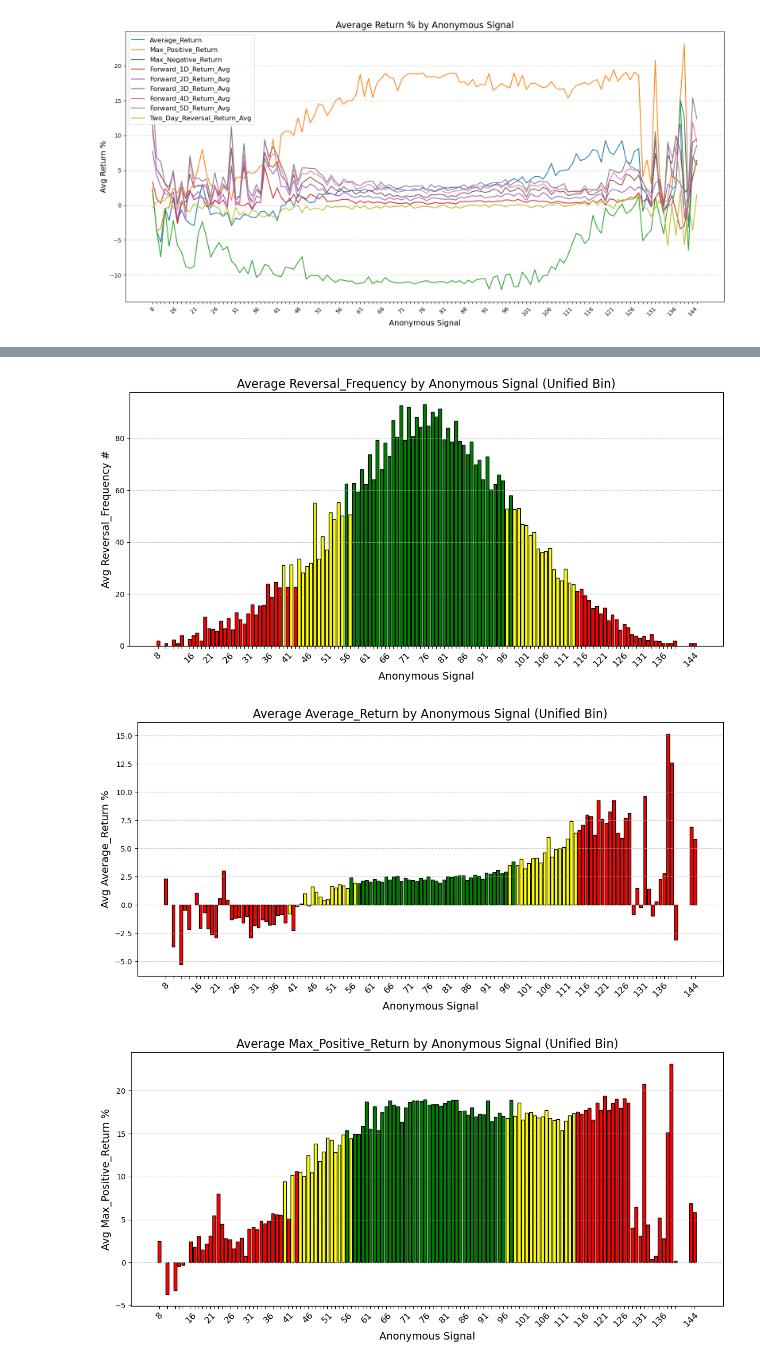
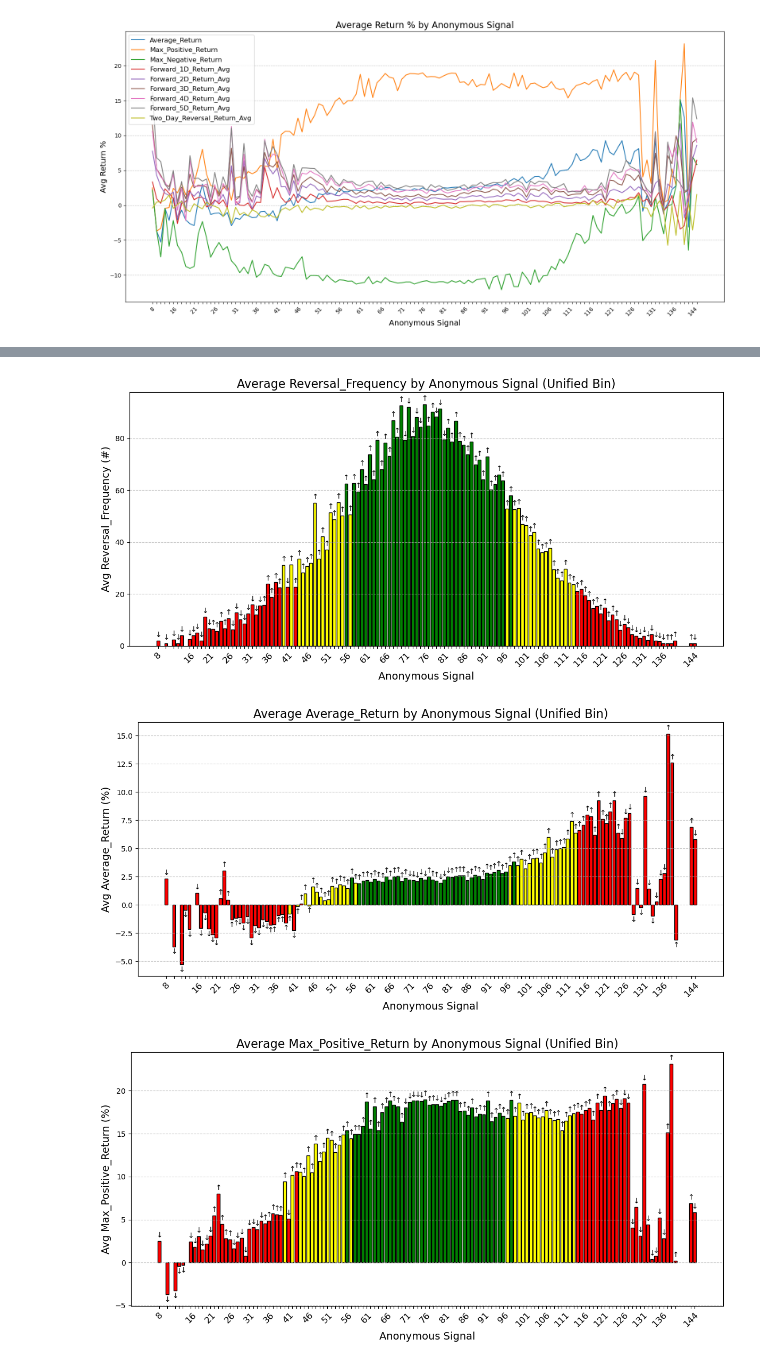
Before and after one commit to Matthew1172/IT-DA-Midterm, a Jupyter notebook: main.ipynb, the cells around one changed output, grey strips where cells are left out. Cells and saved outputs as stored; diff of their text form; code cells hidden in the pictures.

Commit message:
new graphs

```diff
--- a/main.ipynb
+++ b/main.ipynb
@@ -216,12 +219,26 @@ for return_column in return_columns:
         edgecolor="black"
     )
 
+    # Add arrows for Trend_Change
+    for i, signal in enumerate(df_combined_avg["anonymous signal"]):
+        if i < len(df_combined_avg) - 1:  # Avoid the last index for arrow placement
+            trend_change = df_combined_avg.loc[i, "Trend_Change"]
+            arrow = "↑" if trend_change == 1 else "↓"
+            plt.annotate(
+                arrow,
+                (signal, df_combined_avg.loc[i, return_column]),  # Position at the top of the bar
+                textcoords="offset points",
+                xytext=(0, 5),  # Offset to position the arrow slightly above the bar
+                ha="center",  # Horizontal alignment
+                fontsize=10,
+                color="black"
+            )
+
     # Add title and labels
     plt.title(f"Average {return_column} by Anonymous Signal", fontsize=16)
     plt.xlabel("Anonymous Signal", fontsize=14)
 
-    return_column_label = f"Avg {return_column} %" if "Return" in return_column else f"Avg {return_column} #"
-
+    return_column_label = f"Avg {return_column} (%)" if "Return" in return_column else f"Avg {return_column} (#)"
     plt.ylabel(return_column_label, fontsize=14)
 
     # Display every 5th signal on the x-axis
@@ -352,4 +369,6 @@ df_combined_avg
 # %%
+import matplotlib.pyplot as plt
+
 # List of return value columns
 return_columns = [
     "Reversal_Frequency",
@@ -373,34 +392,53 @@ bar_colors = df_combined_avg["Unified_Bin"].map(bin_colors)
 # Plot each return column with the unified bin coloring
 for return_column in return_columns:
     # Plot
     plt.figure(figsize=(12, 6))
     plt.bar(
         df_combined_avg["anonymous signal"],
         df_combined_avg[return_column],
         color=bar_colors,
         edgecolor="black"
     )
 
+    # Add arrows for Trend_Change
+    for i, signal in enumerate(df_combined_avg["anonymous signal"]):
+        if i < len(df_combined_avg):  # Avoid index errors
+            trend_change = df_combined_avg.loc[i, "Trend_Change"]
+            arrow = "↑" if trend_change == 1 else "↓"
+            value = df_combined_avg.loc[i, return_column]
+
+            # Adjust arrow position based on the bar value
+            offset = 5 if value > 0 else -10  # Above the bar if positive, inside the bar if negative
+            plt.annotate(
+                arrow,
+                (signal, value),  # Position at the bar value
+                textcoords="offset points",
+                xytext=(0, offset),  # Offset above or below the bar
+                ha="center",  # Centered horizontally
+                fontsize=10,
+                color="black"
+            )
+
     # Add title and labels
     plt.title(f"Average {return_column} by Anonymous Signal (Unified Bin)", fontsize=16)
     plt.xlabel("Anonymous Signal", fontsize=14)
 
     # Dynamically set y-axis label
-    return_column_label = f"Avg {return_column} %" if "Return" in return_column else f"Avg {return_column} #"
+    return_column_label = f"Avg {return_column} (%)" if "Return" in return_column else f"Avg {return_column} (#)"
     plt.ylabel(return_column_label, fontsize=14)
 
     # Display every 5th signal on the x-axis
     x_positions = df_combined_avg["anonymous signal"]
     x_labels = [label if i % 5 == 0 else "" for i, label in enumerate(x_positions)]
     plt.xticks(df_combined_avg["anonymous signal"], x_labels, rotation=45, fontsize=12)
 
     # Add grid for better readability
     plt.grid(axis="y", linestyle="--", alpha=0.7)
 
     # Show the plot
     plt.tight_layout()
     plt.show()
 # %% [output]
-[figure, old version]
+[figure, new version]
-[figure, old version]
+[figure, new version]
-[figure, old version]
+[figure, new version]
```
Also changed, not shown: parts of 10 cells of this notebook, 2 other files.
